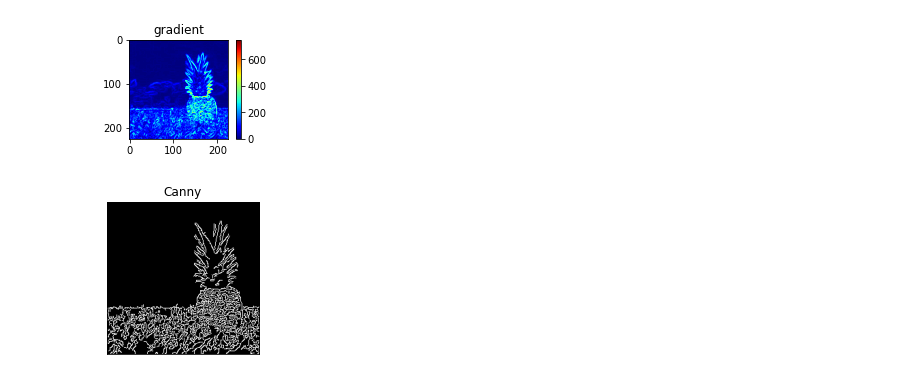
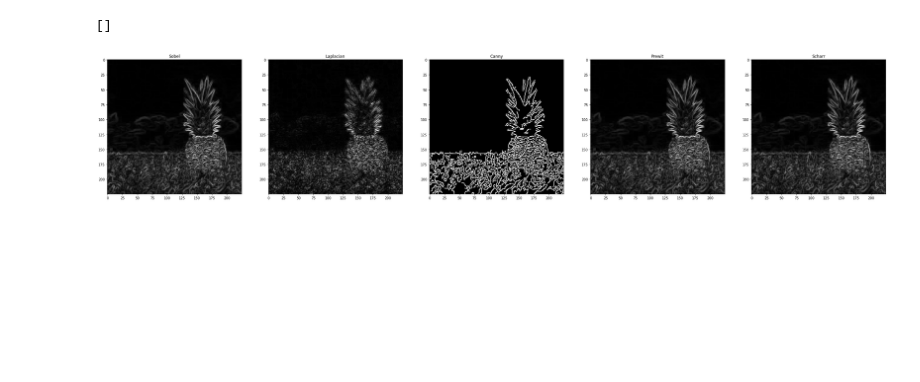
Before and after one commit to Wengkitchong/UCCD2513, a Jupyter notebook: T8 exercise.ipynb, the cells around one changed output. Cells and saved outputs as stored; diff of their text form; code cells hidden in the pictures; blank space fills up the shorter version.

```diff
--- a/T8 exercise.ipynb
+++ b/T8 exercise.ipynb
@@ -25,27 +25,54 @@ def canny_auto(img,method, sigma=0.33):
 # %%
 img = cv.imread("images/pineapple.jfif", 0)
 sobelx = cv.Sobel(img, cv.CV_32F, 1, 0,ksize=3)
 sobelx_8u = cv.convertScaleAbs(sobelx)
 sobely = cv.Sobel(img, cv.CV_32F, 0, 1,ksize=3)
 sobely_8u = cv.convertScaleAbs(sobely)
-
+plt.figure(figsize=(50, 50))
 gradient = cv.magnitude(sobelx, sobely)
 direction = np.arctan2(sobelx, sobely) * (180/ np.pi) % 180
-plt.subplot(221),plt.imshow(gradient, cmap="jet"), plt.title("gradient"),plt.colorbar()
-plt.show()
 
-
+plt.subplot(161)
+plt.imshow(gradient,cmap="gray")
+plt.title("Sobel")
 
 blur = cv.GaussianBlur(img,(3,3),0)
 LoG = cv.Laplacian(blur, cv.CV_16S)
 LoG = cv.convertScaleAbs(LoG)
-cv.imshow("grayscale",img)
-show_img("Log",LoG)
+
+plt.subplot(162)
+plt.title("Laplacian")
+plt.imshow(LoG,cmap="gray")
 
 edge = cv.Canny(img, 100, 300,apertureSize=3)
-plt.subplot(122), plt_img(edge,"Canny")
-plt.show()
+
+plt.subplot(163)
+plt.title("Canny")
+plt.imshow(edge,cmap="gray")
+
+prewitt_gradient = np.sqrt(sobelx**2 + sobely**2)
+prewitt_normalized = cv.normalize(prewitt_gradient, None, 0, 255, cv.NORM_MINMAX)
+
+plt.subplot(164)
+plt.title("Prewit")
+plt.imshow(prewitt_normalized,cmap="gray")
+plt.plot()
+
+scharr_x = cv.Scharr(image, cv.CV_64F, 1, 0)
+sharr_y = cv.Scharr(image, cv.CV_64F, 0, 1)
+scharr_gradient = np.sqrt(dx**2 + dy**2)
+scharr_normalized = cv.normalize(scharr_gradient, None, 0, 255, cv.NORM_MINMAX)
+
+
+plt.subplot(165)
+plt.title("Scharr")
+plt.imshow(scharr_normalized,cmap="gray")
+plt.plot()
+
+
+#Canny edge ->Scharr -> Prewit -> Sobel -> Laplacian
+#Canny edge stands out more and Laplacian edge is not as obvious as canny
 # %% [output]
+[]
-[figure, old version]
+[figure, new version]
-[figure, removed]
 # %%
```
Also changed, not shown: parts of 2 cells of this notebook.
